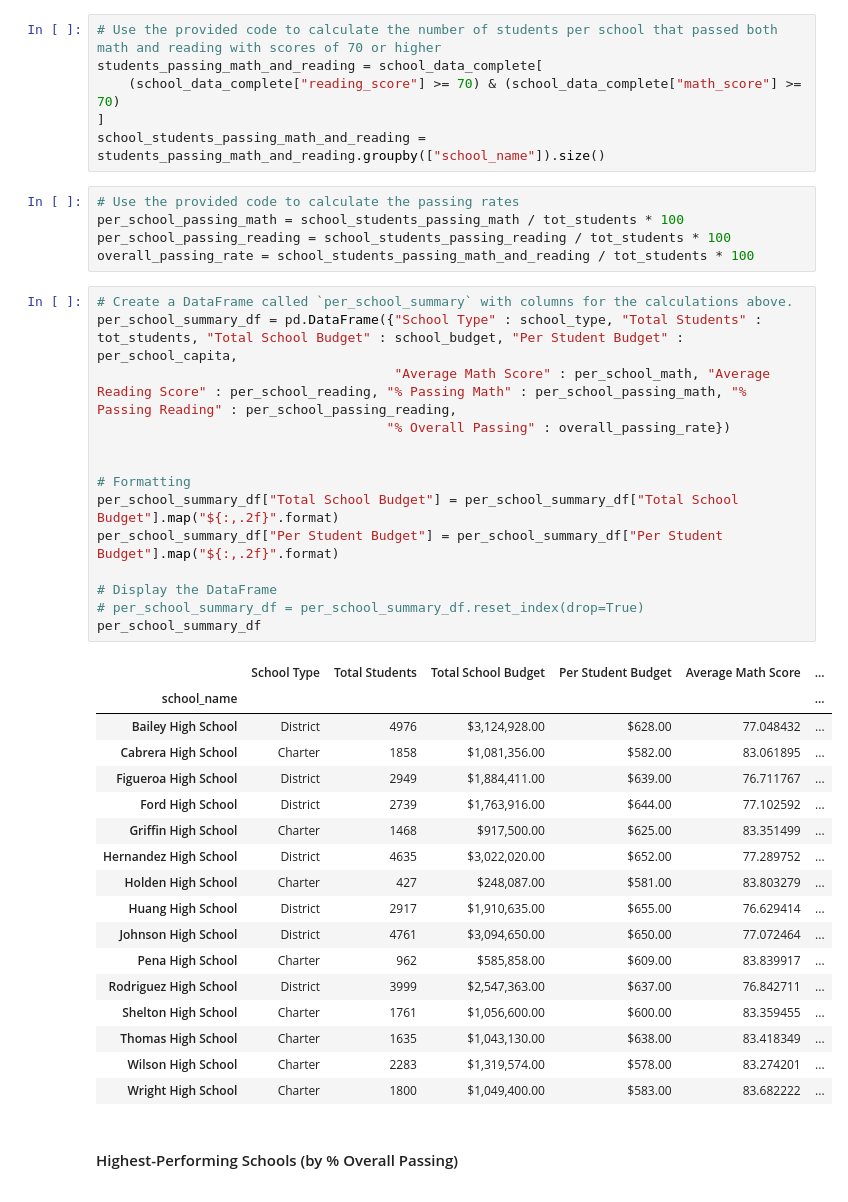
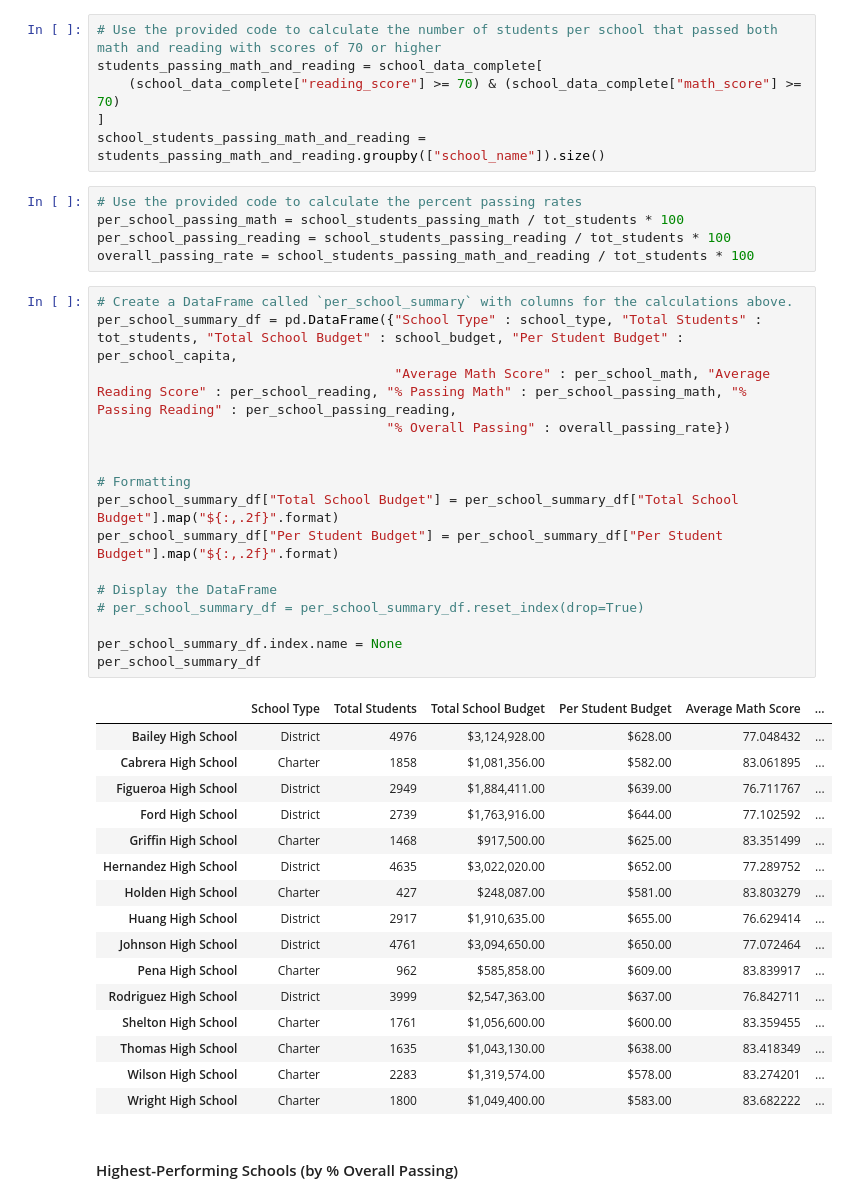
Before and after one commit to sallyca530/Pandas-Challenge, a Jupyter notebook: PyCitySchools/main_py/pycityschools.ipynb, the cells around one changed output. Drawn from its saved outputs; the diff is of its cells as text.

```diff
--- a/PyCitySchools/main_py/pycityschools.ipynb
+++ b/PyCitySchools/main_py/pycityschools.ipynb
@@ -258,27 +258,28 @@ students_passing_math_and_reading = school_data_complete[
 ]
 school_students_passing_math_and_reading = students_passing_math_and_reading.groupby(["school_name"]).size()
 # %%
-# Use the provided code to calculate the passing rates
+# Use the provided code to calculate the percent passing rates
 per_school_passing_math = school_students_passing_math / tot_students * 100
 per_school_passing_reading = school_students_passing_reading / tot_students * 100
 overall_passing_rate = school_students_passing_math_and_reading / tot_students * 100
 # %%
 # Create a DataFrame called `per_school_summary` with columns for the calculations above.
 per_school_summary_df = pd.DataFrame({"School Type" : school_type, "Total Students" : tot_students, "Total School Budget" : school_budget, "Per Student Budget" : per_school_capita,
                                       "Average Math Score" : per_school_math, "Average Reading Score" : per_school_reading, "% Passing Math" : per_school_passing_math, "% Passing Reading" : per_school_passing_reading,
                                      "% Overall Passing" : overall_passing_rate})
 
 
 # Formatting
 per_school_summary_df["Total School Budget"] = per_school_summary_df["Total School Budget"].map("${:,.2f}".format)
 per_school_summary_df["Per Student Budget"] = per_school_summary_df["Per Student Budget"].map("${:,.2f}".format)
 
 # Display the DataFrame
 # per_school_summary_df = per_school_summary_df.reset_index(drop=True)
+
+per_school_summary_df.index.name = None
 per_school_summary_df
 # %% [output]
 |  | School Type | Total Students | Total School Budget | Per Student Budget | Average Math Score | ... |
-| school_name |  |  |  |  |  | ... |
 | Bailey High School | District | 4976 | $3,124,928.00 | $628.00 | 77.048432 | ... |
 | Cabrera High School | Charter | 1858 | $1,081,356.00 | $582.00 | 83.061895 | ... |
 | Figueroa High School | District | 2949 | $1,884,411.00 | $639.00 | 76.711767 | ... |
```
Also changed, not shown: parts of 9 cells of this notebook, 3 other files.
